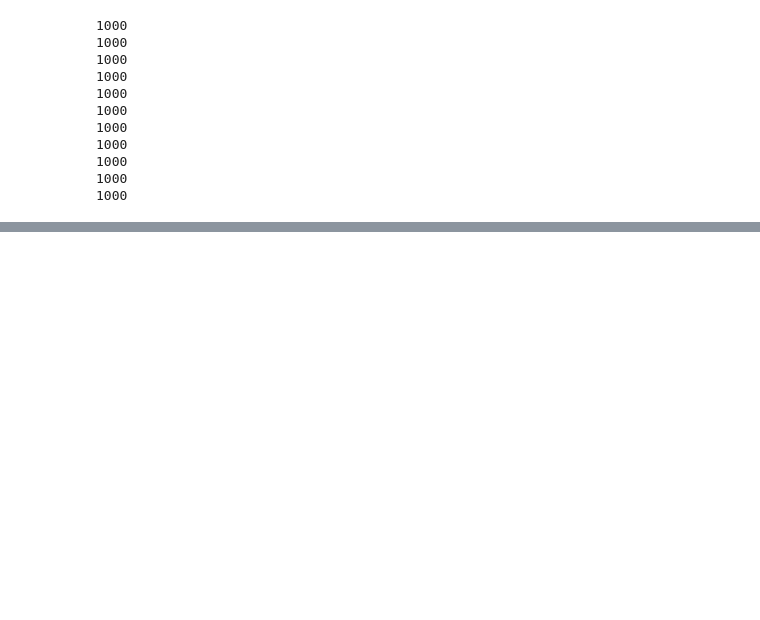
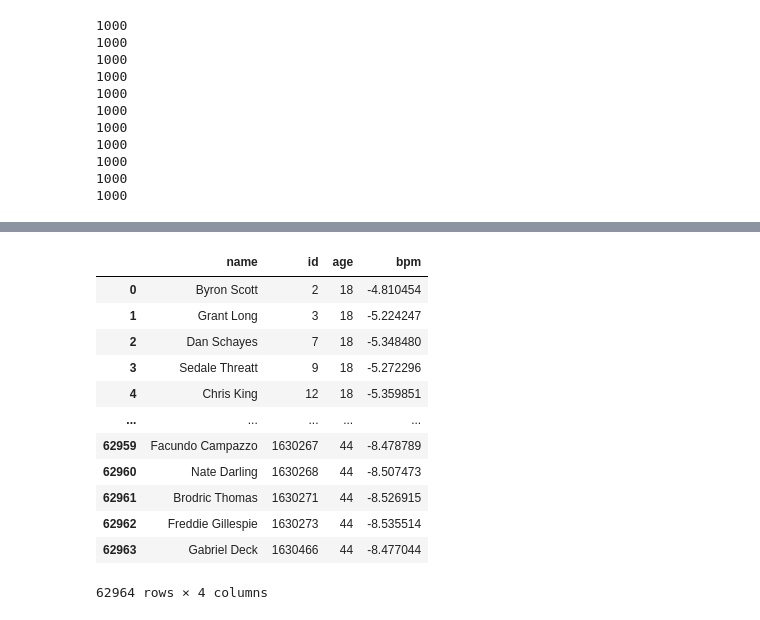
Before and after one commit to gwgundersen/rflvm, a Jupyter notebook: LatentFactor.ipynb, the cells around one changed output, grey strips where cells are left out. Saved outputs shown, nothing was run; the diff lists cells and outputs as text; code cells hidden in the pictures; blank space fills up the shorter version.

Commit message:
added saving the actual model

```diff
--- a/LatentFactor.ipynb
+++ b/LatentFactor.ipynb
@@ -133,0 +177,2 @@ plt.scatter(rotated_means[:,0], rotated_means[:,1], c= df_max_vals["fg3m"]/df_ma
+# %%
+bpm_preds = experiment_model_result["gaussian_bpm_model_rflvm"].predict(experiment_result["gaussian_bpm_rflvm"]["X"][-1,:,:])
@@ -133,0 +183,7 @@ plt.scatter(rotated_means[:,0], rotated_means[:,1], c= df_max_vals["fg3m"]/df_ma
+# %%
+bpm_preds_df = pd.DataFrame(bpm_preds, columns=list(range(18,45)))
+# %%
+bpm_preds_df["name"] = df[["name","id"]].drop_duplicates()["name"].values
+bpm_preds_df["id"] = df[["name","id"]].drop_duplicates()["id"].values
+# %%
+bpm_preds_df_long = bpm_preds_df.melt(id_vars=["name","id"], var_name="age", value_name="bpm")
@@ -133,0 +194,16 @@ plt.scatter(rotated_means[:,0], rotated_means[:,1], c= df_max_vals["fg3m"]/df_ma
+# %%
+bpm_preds_df_long
+# %% [output]
+|  | name | id | age | bpm |
+| 0 | Byron Scott | 2 | 18 | -4.810454 |
+| 1 | Grant Long | 3 | 18 | -5.224247 |
+| 2 | Dan Schayes | 7 | 18 | -5.348480 |
+| 3 | Sedale Threatt | 9 | 18 | -5.272296 |
+| 4 | Chris King | 12 | 18 | -5.359851 |
+| ... | ... | ... | ... | ... |
+| 62959 | Facundo Campazzo | 1630267 | 44 | -8.478789 |
+| 62960 | Nate Darling | 1630268 | 44 | -8.507473 |
+| 62961 | Brodric Thomas | 1630271 | 44 | -8.526915 |
+| 62962 | Freddie Gillespie | 1630273 | 44 | -8.535514 |
+| 62963 | Gabriel Deck | 1630466 | 44 | -8.477044 |
+62964 rows × 4 columns
```
Also changed, not shown: parts of 14 cells of this notebook, 2 other files.
